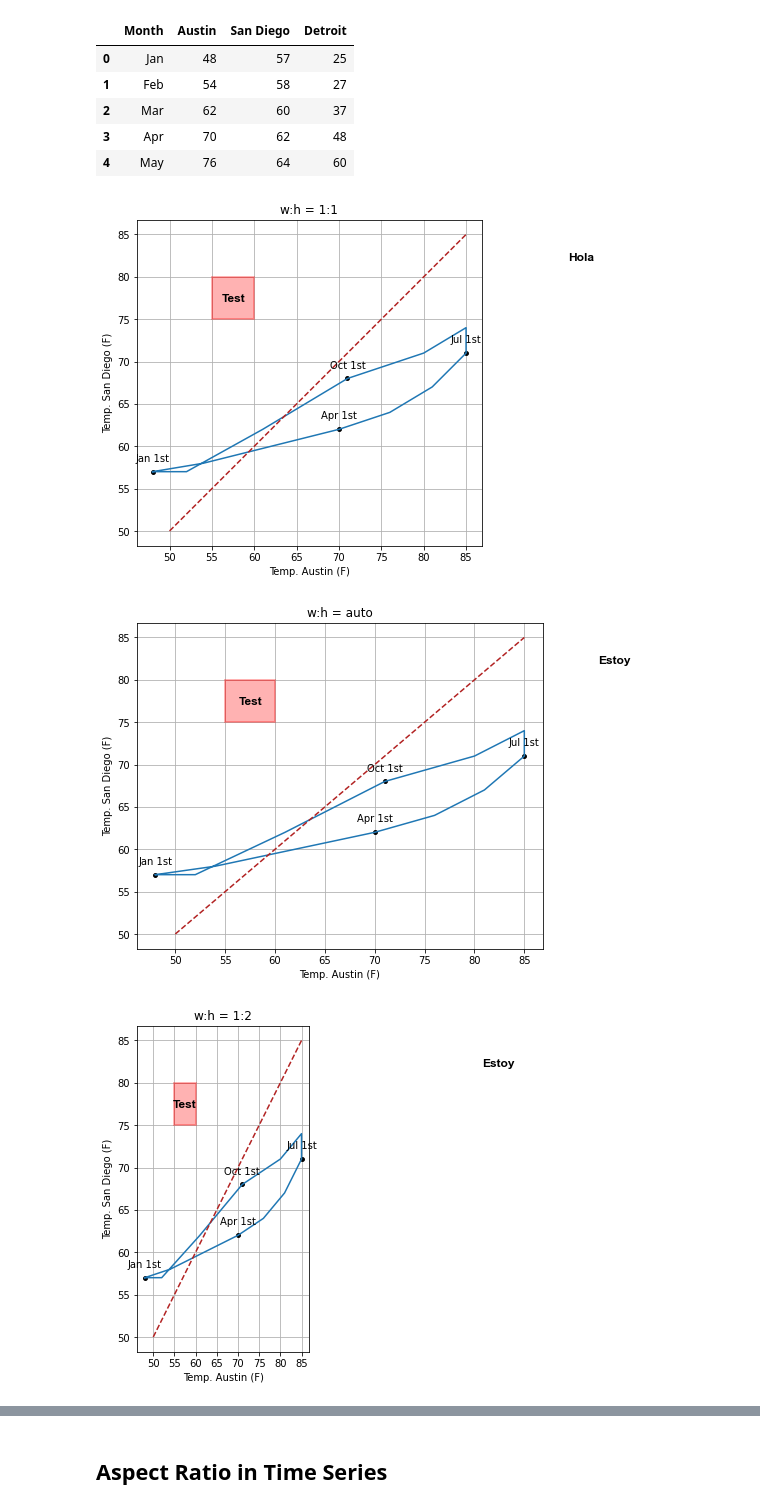
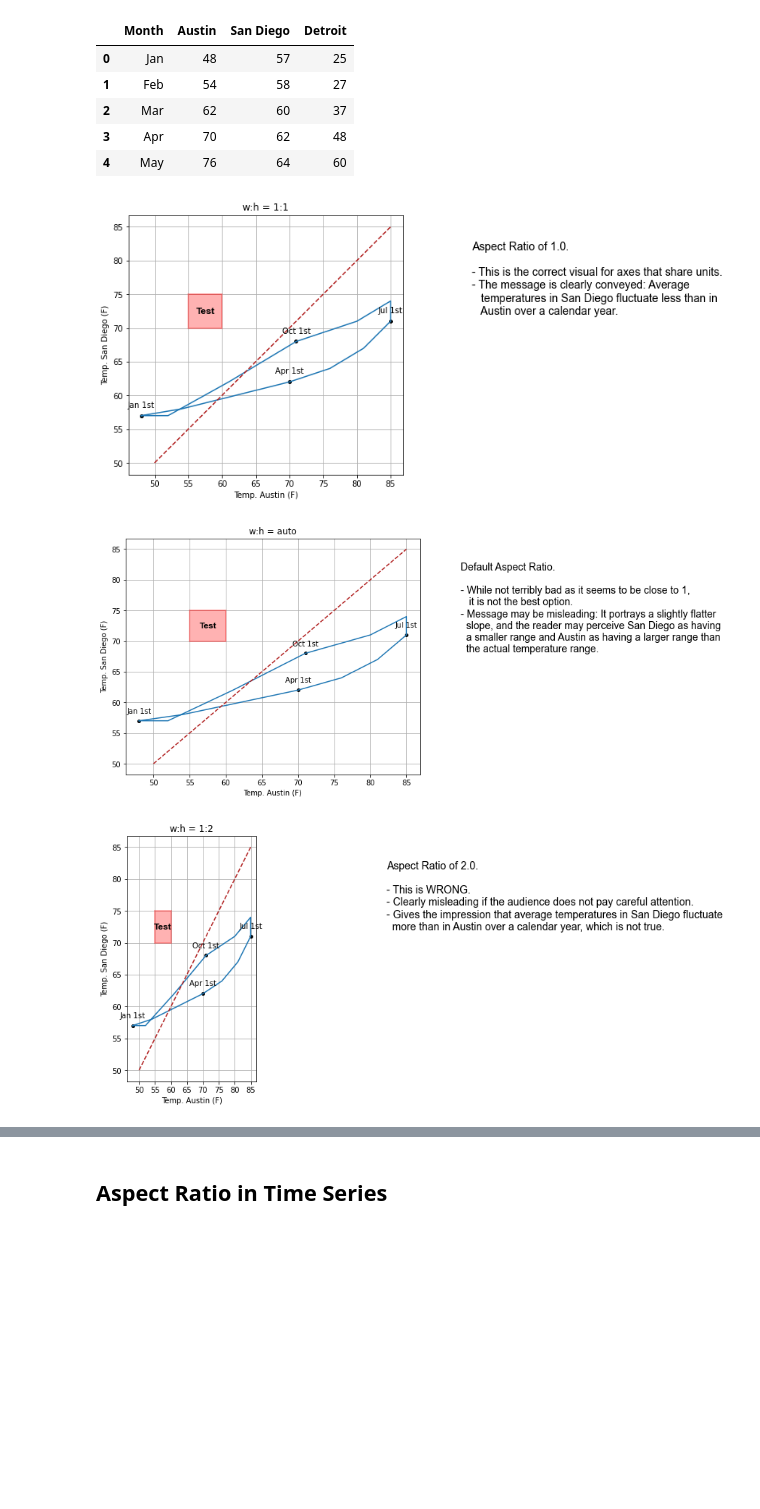
Before and after one commit to LorenzoPeve/Data-Viz, a Jupyter notebook: 03_Coordinate_Axes/02_aspect_ratio.ipynb, the cells around one changed output, grey strips where cells are left out. Drawn from its saved outputs; the diff is of its cells as text; code cells hidden in the pictures; blank space fills up the shorter version.

```diff
--- a/03_Coordinate_Axes/02_aspect_ratio.ipynb
+++ b/03_Coordinate_Axes/02_aspect_ratio.ipynb
@@ -107,16 +116,13 @@ temp_aus = np.append(temp_aus, temp_aus[0])
 temp_sd = np.append(temp_sd, temp_sd[0])
 temp_dtw = np.append(temp_dtw, temp_dtw[0])
 # %%
-def plot_temps(ax, xArr, yArr, aspect_ratio, x_label, y_label, title, xrange = None, yrange= None):
-
+def plot_temps(ax, xArr, yArr, aspect_ratio, x_label, y_label, title):
 
     ax.plot(xArr, yArr)
-
     # Adding Text
     for i, txt in zip([0, 3, 6, 9], ['Jan 1st', 'Apr 1st', 'Jul 1st', 'Oct 1st']):
         ax.text(xArr[i], yArr[i] + 1 , txt, verticalalignment='bottom', horizontalalignment='center')
         ax.scatter(xArr[i], yArr[i], s = 15, marker = 'o', c = 'black' )
-
 
     # Plotting Reference Line
     ax.plot(np.arange(50,85+1,1), np.arange(50,85+1,1),
@@ -125,9 +131,9 @@ def plot_temps(ax, xArr, yArr, aspect_ratio, x_label, y_label, title, xrange = N
     # Adding Testing Square
     square_props = dict(edgecolor = 'red', alpha = 0.3, fill = True, lw = 2,
                         facecolor ='red')
-    square = Rectangle((55, 75), width = 5, height = 5, **square_props)
+    square = Rectangle((55, 70), width = 5, height = 5, **square_props)
     ax.add_patch(square)
-    ax.text(57.5, 77.5 , 'Test', verticalalignment='center', horizontalalignment='center',
+    ax.text(57.5, 72.5 , 'Test', verticalalignment='center', horizontalalignment='center',
             **dict(fontname="Arial", fontsize='large', fontweight = 'bold', color = 'black'))
 
     # Aesthetics
@@ -146,28 +152,38 @@ def plot_temps(ax, xArr, yArr, aspect_ratio, x_label, y_label, title, xrange = N
 # %%
 def dummy_axes(ax, txt = ""):
     ax.axis('off')
     ax.set_xlim(0,100)
     ax.set_ylim(0,100)
-    font_props_fig = dict(fontname="Arial", fontsize='large',
-                        fontweight = 'bold', color = 'black')
+    font_props_fig = dict(fontname="Arial", fontsize='14',
+                        fontweight = 'normal', color = 'black')
     ax.text( x = 5, y = 90, s = txt, verticalalignment='top', horizontalalignment='left', **font_props_fig)
-
 
 fig, ax = plt.subplots(nrows=1, ncols=2, figsize = (10,6), gridspec_kw = dict(width_ratios = [0.8, 0.2]))
 plot_temps(ax[0], temp_aus, temp_sd, 'equal', 'Temp. Austin (F)', 'Temp. San Diego (F)', "w:h = 1:1")
-dummy_axes(ax[1], 'Hola')
+dummy_axes(ax[1], """Aspect Ratio of 1.0.\n\n- This is the correct visual for axes that share units.
+- The message is clearly conveyed: Average
+   temperatures in San Diego fluctuate less than in
+   Austin over a calendar year.
+""")
 plt.show()
 
 fig, ax = plt.subplots(nrows=1, ncols=2, figsize = (10,6), gridspec_kw = dict(width_ratios = [0.8, 0.2]))
-plot_temps(ax[0], temp_aus, temp_sd, 'auto', 'Temp. Austin (F)', 'Temp. San Diego (F)', "w:h = auto")
-dummy_axes(ax[1], 'This is whay')
+plot_temps(ax[0], temp_aus, temp_sd, 'auto', 'Temp. Austin (F)', 'Temp. San Diego (F)', "w:h = auto",)
+dummy_axes(ax[1], """Default Aspect Ratio.\n\n- While not terribly bad as it seems to be close to 1,
+   it is not the best option.
+- Message may be misleading: It portrays a slightly flatter \n  slope, and the reader may perceive San Diego as having
+  a smaller range and Austin as having a larger range than \n  the actual temperature range. """)
 plt.show()
 
 fig, ax = plt.subplots(nrows=1, ncols=2, figsize = (10,6), gridspec_kw = dict(width_ratios = [0.8, 0.2]))
 plot_temps(ax[0], temp_aus, temp_sd, 2, 'Temp. Austin (F)', 'Temp. San Diego (F)', "w:h = 1:2")
-dummy_axes(ax[1], 'Estoy')
+dummy_axes(ax[1],  """Aspect Ratio of 2.0.\n\n- This is WRONG.
+- Clearly misleading if the audience does not pay careful attention.
+- Gives the impression that average temperatures in San Diego fluctuate
+  more than in Austin over a calendar year, which is not true.
+""")
 plt.show()
 # %% [output]
-[figure, old version]
+[figure, new version]
-[figure, old version]
+[figure, new version]
-[figure, old version]
+[figure, new version]
```
Also changed, not shown: parts of 9 cells of this notebook.
